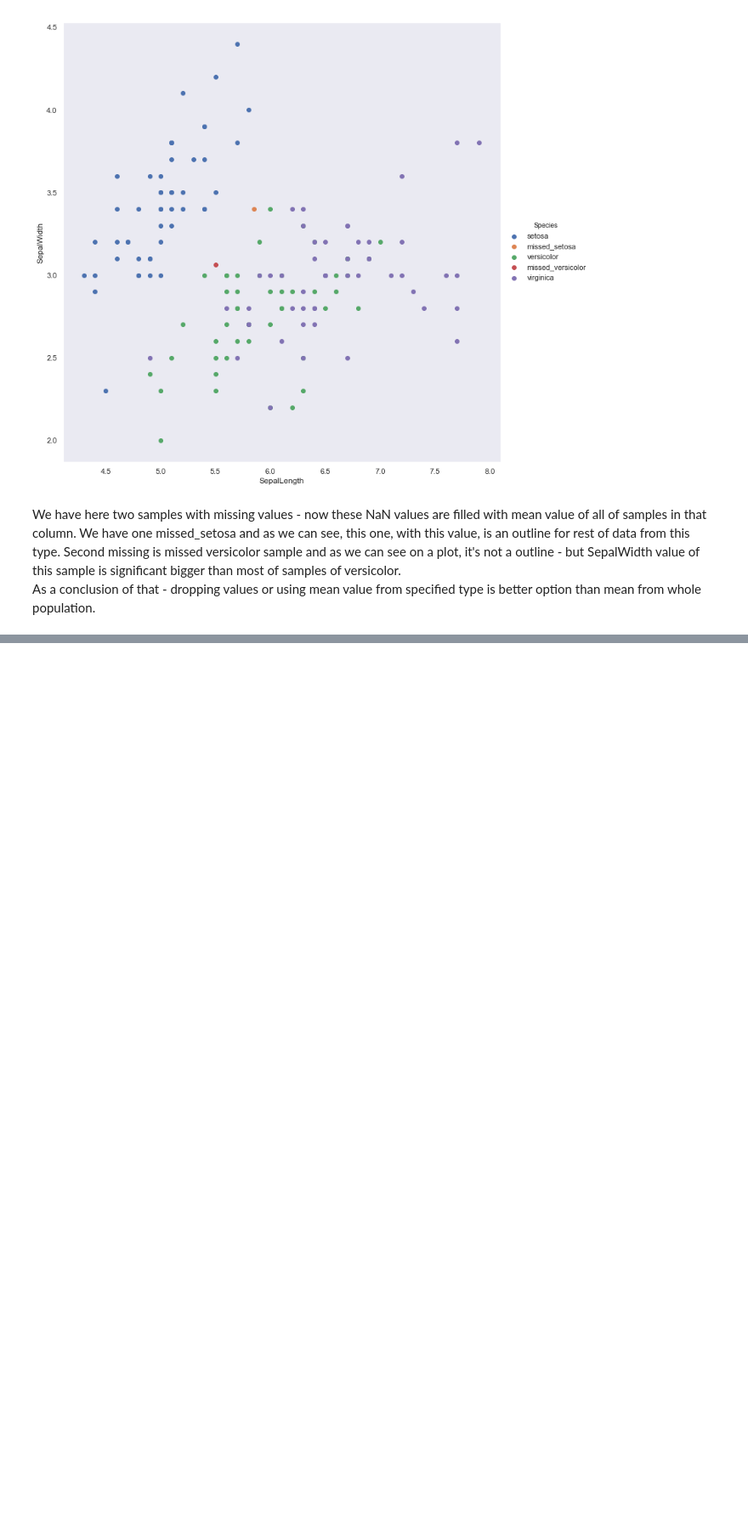
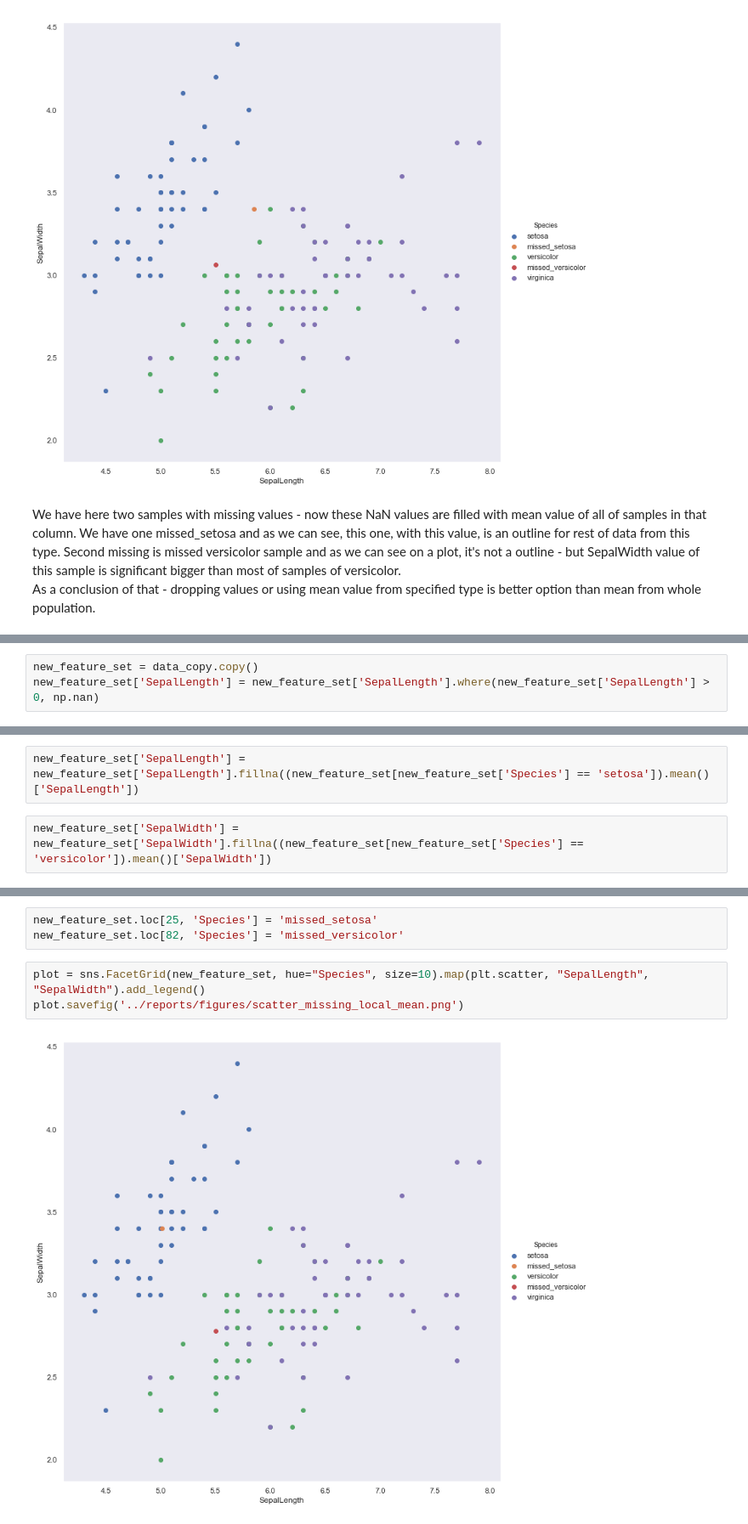
Before and after one commit to Etris/Roche_iris_dataset, a Jupyter notebook: notebooks/Exp_1.ipynb, the cells around one changed output, grey strips where cells are left out. Shown at 85% size. Cells and saved outputs as stored; diff of their text form; blank space fills up the shorter version.

```diff
--- a/notebooks/Exp_1.ipynb
+++ b/notebooks/Exp_1.ipynb
@@ -1068,0 +1095,3 @@ As a conclusion of that - dropping values or using mean value from specified typ
+# %%
+new_feature_set = data_copy.copy()
+new_feature_set['SepalLength'] = new_feature_set['SepalLength'].where(new_feature_set['SepalLength'] > 0, np.nan)
@@ -1068,0 +1119,4 @@ As a conclusion of that - dropping values or using mean value from specified typ
+# %%
+new_feature_set['SepalLength'] = new_feature_set['SepalLength'].fillna((new_feature_set[new_feature_set['Species'] == 'setosa']).mean()['SepalLength'])
+# %%
+new_feature_set['SepalWidth'] = new_feature_set['SepalWidth'].fillna((new_feature_set[new_feature_set['Species'] == 'versicolor']).mean()['SepalWidth'])
@@ -1068,0 +1135,8 @@ As a conclusion of that - dropping values or using mean value from specified typ
+# %%
+new_feature_set.loc[25, 'Species'] = 'missed_setosa'
+new_feature_set.loc[82, 'Species'] = 'missed_versicolor'
+# %%
+plot = sns.FacetGrid(new_feature_set, hue="Species", size=10).map(plt.scatter, "SepalLength", "SepalWidth").add_legend()
+plot.savefig('../reports/figures/scatter_missing_local_mean.png')
+# %% [output]
+[figure, added]
```
Also changed, not shown: parts of 92 cells of this notebook, 3 other files.
